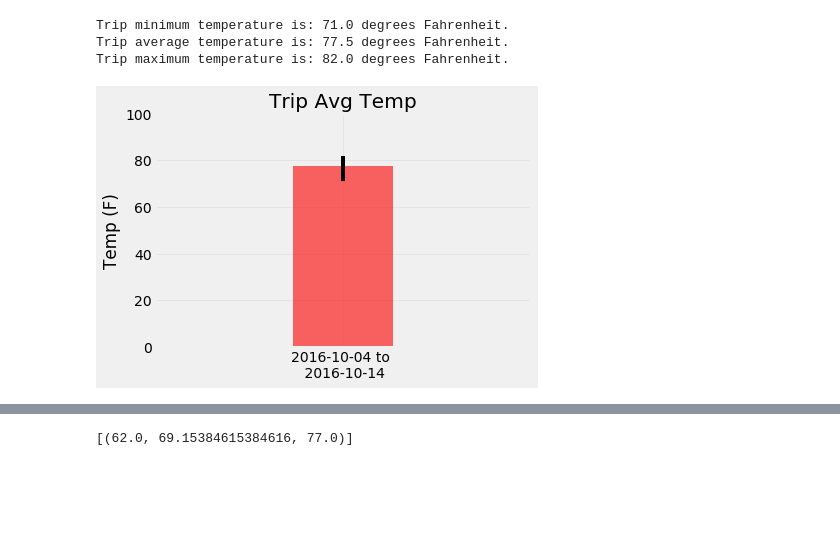
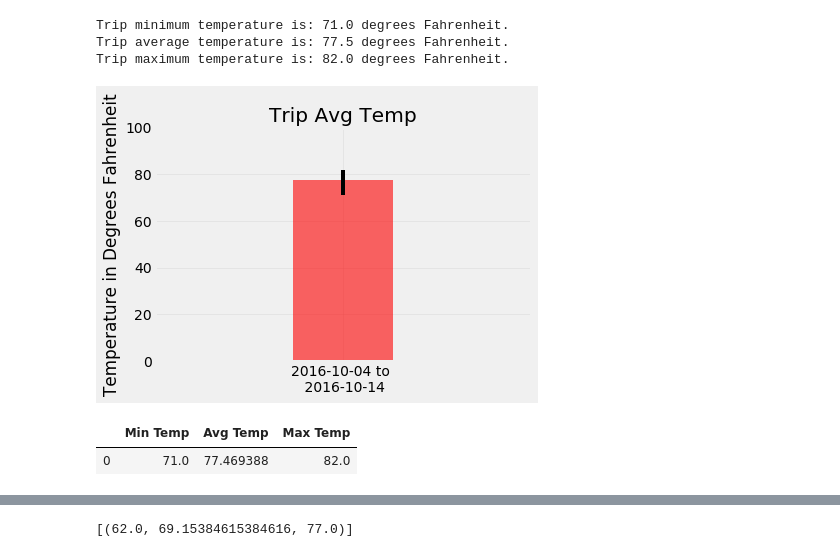
Before and after one commit to RADettmer/sqlalchemy_challenge, a Jupyter notebook: climate_starter.ipynb, the cells around one changed output, grey strips where cells are left out. Drawn from its saved outputs; the diff is of its cells as text; code cells hidden in the pictures; blank space fills up the shorter version.

```diff
--- a/climate_starter.ipynb
+++ b/climate_starter.ipynb
@@ -59,8 +59,8 @@ longitude FLOAT
 elevation FLOAT
 # %%
 # Save references to each table
-Measurement = Base.classes.measurement
-Station = Base.classes.station
+Mea = Base.classes.measurement
+Sta = Base.classes.station
 # %%
 # Create our session (link) from Python to the DB
 session = Session(engine)
@@ -232,8 +232,8 @@ def calc_temps(start_date, end_date):
         TMIN, TAVE, and TMAX
     """
 
-    return session.query(func.min(Measurement.tobs), func.avg(Measurement.tobs), func.max(Measurement.tobs)).\
-        filter(Measurement.date >= start_date).filter(Measurement.date <= end_date).all()
+    return session.query(func.min(Mea.tobs), func.avg(Mea.tobs), func.max(Mea.tobs)).\
+        filter(Mea.date >= start_date).filter(Mea.date <= end_date).all()
 
 # function usage example
 print(calc_temps('2012-02-28', '2012-03-05'))
@@ -260,39 +260,31 @@ Trip maximum temperature is: 82.0 degrees Fahrenheit.
 # Use the average temperature for the y value
 # Use the peak-to-peak (tmax-tmin) value as the y error bar (yerr)
 # %%
-#test plot - - - - doesn't work
+#test one
+trip = '2016-10-04 to \n 2016-10-14'
 
-triptempmin = ct[0][0]
-triptempavg = ct[0][1]
-triptempmax = ct[0][2]
-minerror = triptempavg - triptempmin
-maxerror = triptempmax - triptempavg
-errorbars = np.array([[minerror], [maxerror]])
-plt.bar(ct, triptempavg, yerr=errorbars, color = 'orangered', alpha = .6)
+#calculate the tmin, tavg, and tmax
+triptemps = calc_temps(start_date, end_date)
+triptemps
+#test two
+minTripTemp = triptemps[0][0]
+avgTripTemp = triptemps[0][1]
+maxTripTemp = triptemps[0][2]
+minError = avgTripTemp - minTripTemp
+maxError = maxTripTemp - avgTripTemp
+errorBars = np.array([[minError], [maxError]])
+plt.bar(trip, avgTripTemp, yerr=errorBars, color = 'red', alpha = .6)
 plt.ylim(0, 100)
 plt.xlim(-1.5, 1.5)
 plt.title('Trip Avg Temp')
-plt.ylabel('Temp (F)')
+plt.ylabel('Temperature in Degrees Fahrenheit')
 plt.grid(alpha=.3)
+# %% [output]
+[figure, added]
-# %%
-#test one
-trip = '2016-10-04 to \n 2016-10-14'
-
-#calculate the tmin, tavg, and tmax
-triptemps = calc_temps(start_date, end_date)
-triptemps
-#test two
-minTripTemp = triptemps[0][0]
-avgTripTemp = triptemps[0][1]
-maxTripTemp = triptemps[0][2]
-minError = avgTripTemp - minTripTemp
-maxError = maxTripTemp - avgTripTemp
-errorBars = np.array([[minError], [maxError]])
-plt.bar(trip, avgTripTemp, yerr=errorBars, color = 'red', alpha = .6)
-plt.ylim(0, 100)
-plt.xlim(-1.5, 1.5)
-plt.title('Trip Avg Temp')
-plt.ylabel('Temp (F)')
-plt.grid(alpha=.3)
-# %% [output]
-[figure, removed]
+# %%
+#test two part 1
+trip_df = pd.DataFrame(ct, columns=['Min Temp', 'Avg Temp', 'Max Temp'])
+trip_df.head()
+# %% [output]
+|  | Min Temp | Avg Temp | Max Temp |
+| 0 | 71.0 | 77.469388 | 82.0 |
```
Also changed, not shown: parts of 10 cells of this notebook, 1 other file.
